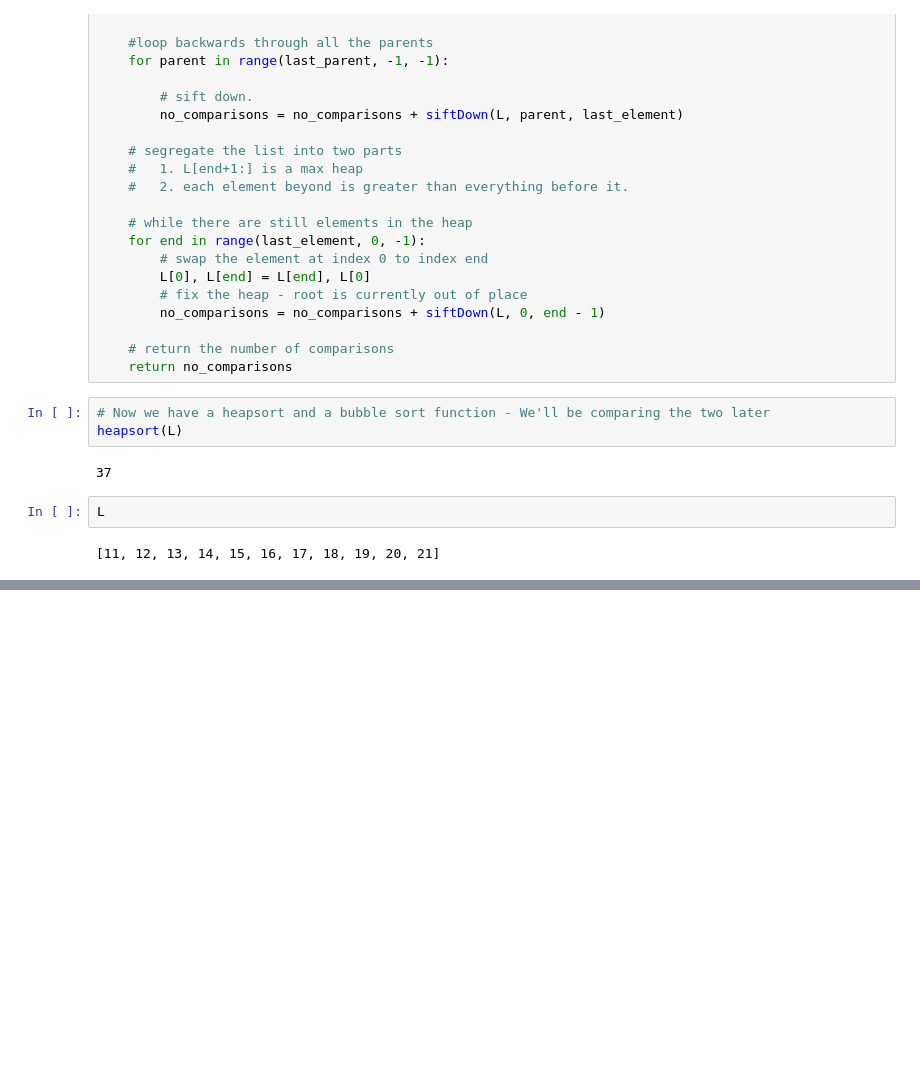
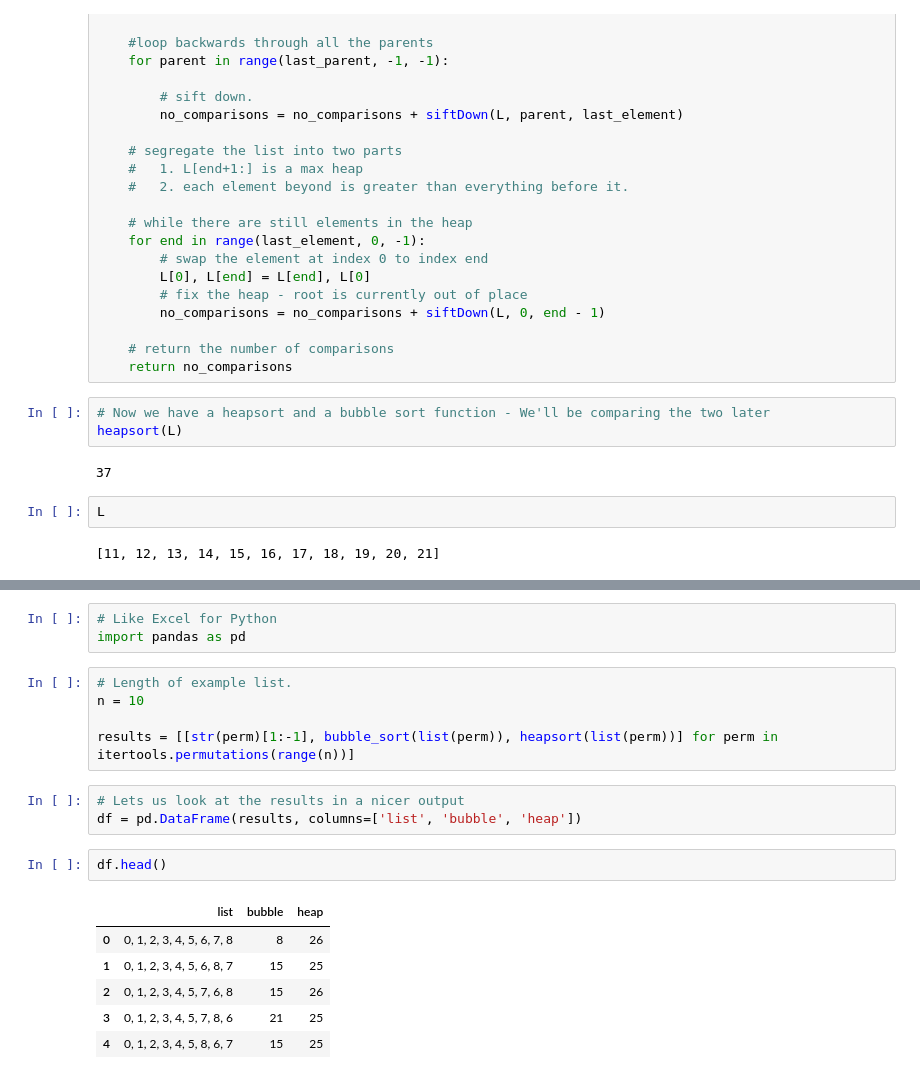
Before and after one commit to NatanTrosmanGMIT/GraphTheory, a Jupyter notebook: Heapsort.ipynb, the cells around one changed output, grey strips where cells are left out. Cells and saved outputs as stored; diff of their text form; blank space fills up the shorter version.

```diff
--- a/Heapsort.ipynb
+++ b/Heapsort.ipynb
@@ -390,0 +456,20 @@ L
+# %%
+# Like Excel for Python
+import pandas as pd
+# %%
+# Length of example list.
+n = 10
+
+results = [[str(perm)[1:-1], bubble_sort(list(perm)), heapsort(list(perm))] for perm in itertools.permutations(range(n))]
+# %%
+# Lets us look at the results in a nicer output
+df = pd.DataFrame(results, columns=['list', 'bubble', 'heap'])
+# %%
+df.head()
+# %% [output]
+|  | list | bubble | heap |
+| 0 | 0, 1, 2, 3, 4, 5, 6, 7, 8 | 8 | 26 |
+| 1 | 0, 1, 2, 3, 4, 5, 6, 8, 7 | 15 | 25 |
+| 2 | 0, 1, 2, 3, 4, 5, 7, 6, 8 | 15 | 26 |
+| 3 | 0, 1, 2, 3, 4, 5, 7, 8, 6 | 21 | 25 |
+| 4 | 0, 1, 2, 3, 4, 5, 8, 6, 7 | 15 | 25 |
```
Also changed, not shown: parts of 10 cells of this notebook.
